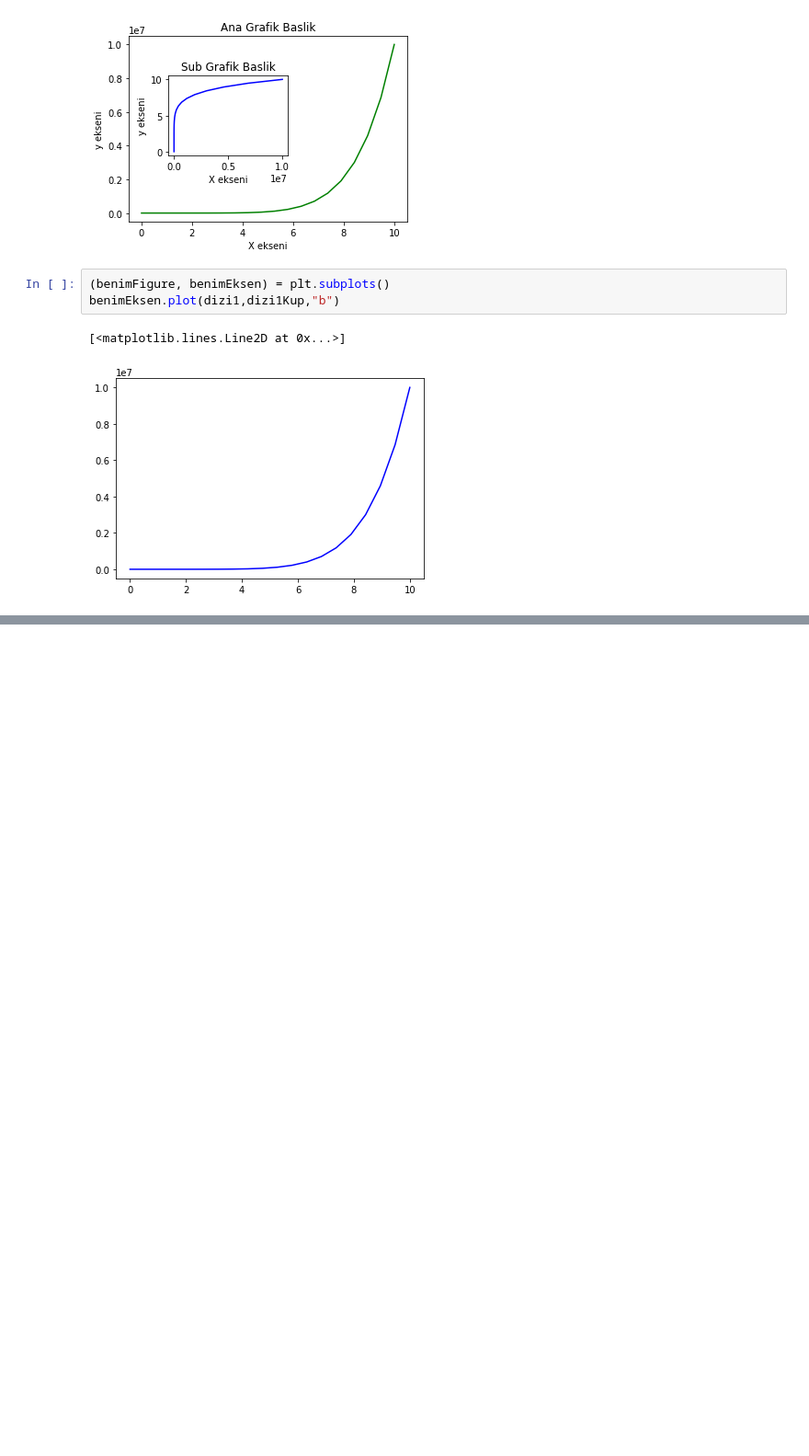
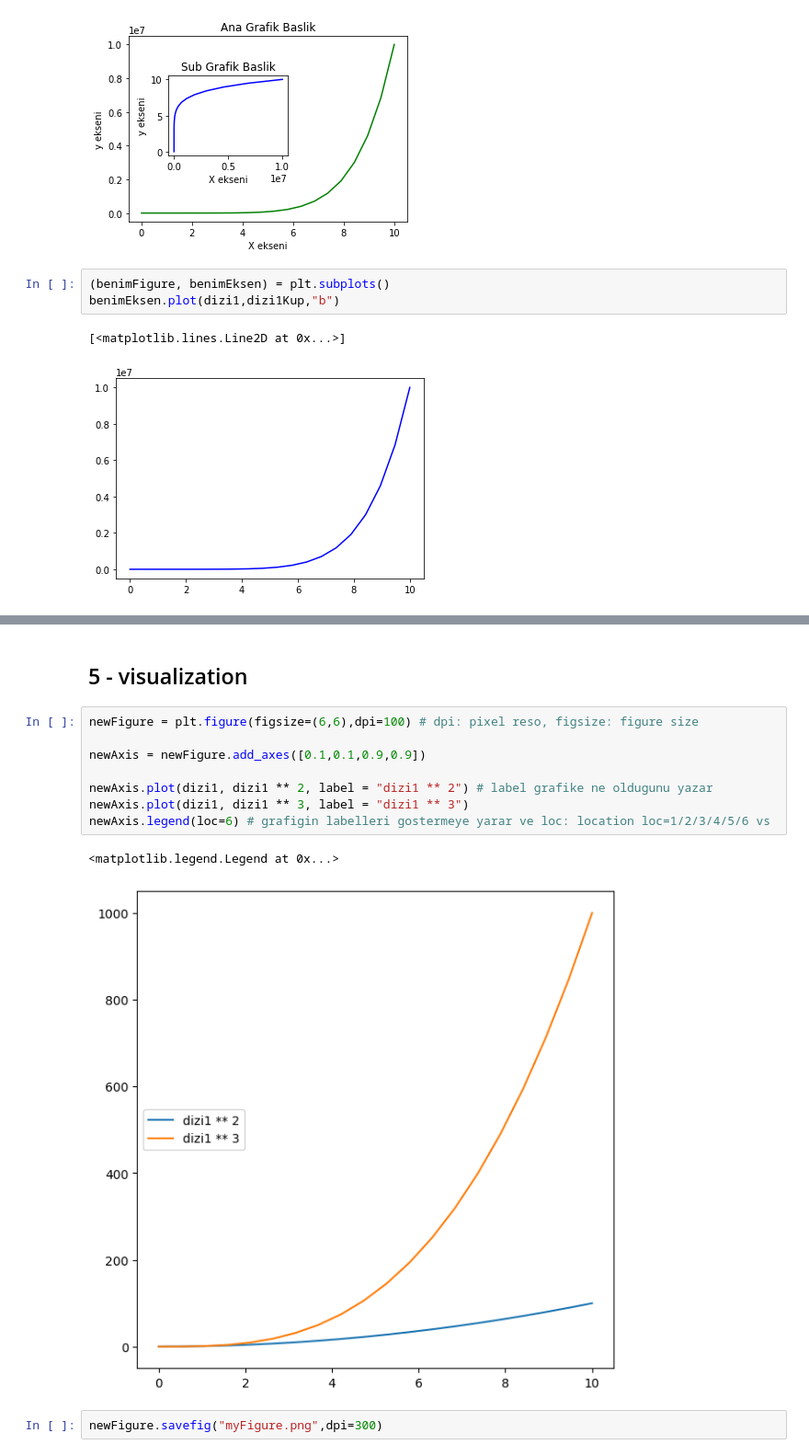
Before and after one commit to pectonic/What-I-learned, a Jupyter notebook: Python/BTK/Matplotlib/Matplotlib.ipynb, the cells around one changed output, grey strips where cells are left out. Shown at 92% size. Saved outputs shown, nothing was run; the diff lists cells and outputs as text; blank space fills up the shorter version.

Commit message:
finished matplotlib class from BTK

```diff
--- a/Python/BTK/Matplotlib/Matplotlib.ipynb
+++ b/Python/BTK/Matplotlib/Matplotlib.ipynb
@@ -108,0 +111,15 @@ benimEksen.plot(dizi1,dizi1Kup,"b")
+# %% [markdown]
+## 5 - visualization
+# %%
+newFigure = plt.figure(figsize=(6,6),dpi=100) # dpi: pixel reso, figsize: figure size
+
+newAxis = newFigure.add_axes([0.1,0.1,0.9,0.9])
+
+newAxis.plot(dizi1, dizi1 ** 2, label = "dizi1 ** 2") # label grafike ne oldugunu yazar
+newAxis.plot(dizi1, dizi1 ** 3, label = "dizi1 ** 3")
+newAxis.legend(loc=6) # grafigin labelleri gostermeye yarar ve loc: location loc=1/2/3/4/5/6 vs
+# %% [output]
+<matplotlib.legend.Legend at 0x...>
+[figure, added]
+# %%
+newFigure.savefig("myFigure.png",dpi=300)
```
Also changed, not shown: parts of 19 cells of this notebook, 1 other file.
